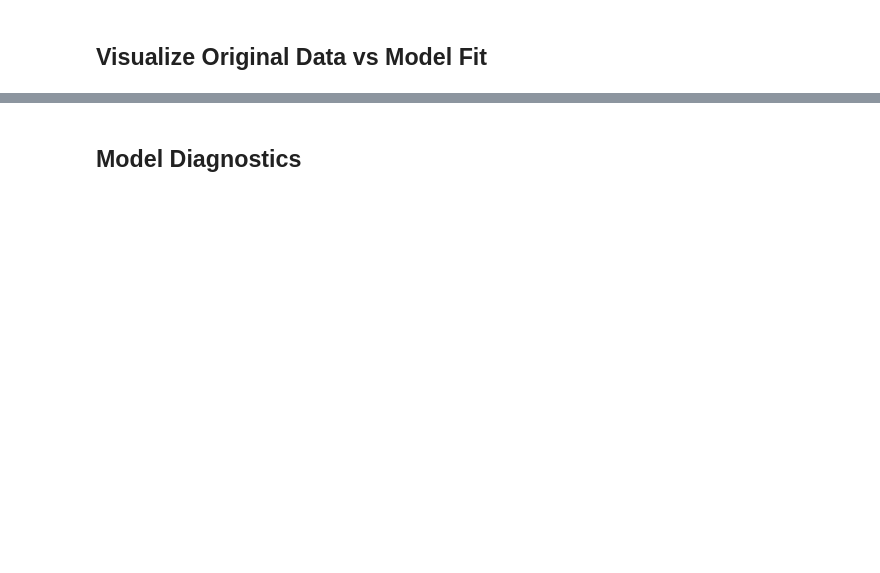
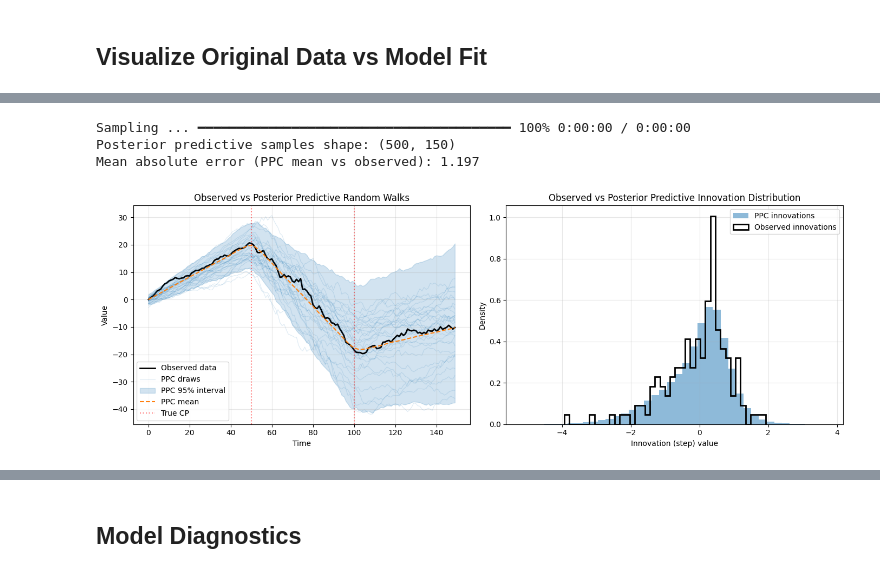
Before and after one commit to abuzarmahmood/pytau, a Jupyter notebook: pytau/how_to/model_notebooks/RandomWalkChangepointMeanVar1D.ipynb, the cells around one changed output, grey strips where cells are left out. Cells and saved outputs as stored; diff of their text form; code cells hidden in the pictures; blank space fills up the shorter version.

```diff
--- a/pytau/how_to/model_notebooks/RandomWalkChangepointMeanVar1D.ipynb
+++ b/pytau/how_to/model_notebooks/RandomWalkChangepointMeanVar1D.ipynb
@@ -100,7 +101,7 @@ Model variables: ['mu', 'sigma', 'a_tau', 'b_tau', 'tau_latent', 'tau', 'obs']
 # %%
 # Fit the model using ADVI
 print("Fitting model with ADVI...")
-n_fit = 6000  # Number of ADVI iterations
+n_fit = 50000  # Number of ADVI iterations
 n_samples = 500  # Number of samples to draw
 
 result = advi_fit(pymc_model, n_fit, n_samples)
@@ -278,0 +284,53 @@ plt.show()
+# %%
+with fitted_model:
+    ppc = pm.sample_posterior_predictive(trace, var_names=["obs"], random_seed=0)
+
+ppc_samples = ppc.posterior_predictive["obs"].values
+ppc_samples = ppc_samples.reshape(-1, ppc_samples.shape[-1])  # (chain * draw, time)
+
+ppc_mean = ppc_samples.mean(axis=0)
+ppc_lower = np.percentile(ppc_samples, 2.5, axis=0)
+ppc_upper = np.percentile(ppc_samples, 97.5, axis=0)
+
+print(f"Posterior predictive samples shape: {ppc_samples.shape}")
+print(f"Mean absolute error (PPC mean vs observed): {np.abs(ppc_mean - test_data).mean():.3f}")
+# %% [output]
+Sampling ... ━━━━━━━━━━━━━━━━━━━━━━━━━━━━━━━━━━━━━━━━ 100% 0:00:00 / 0:00:00
+Posterior predictive samples shape: (500, 150)
+Mean absolute error (PPC mean vs observed): 1.197
+# %%
+fig, axes = plt.subplots(1, 2, figsize=(14, 5))
+
+# 1. Observed data vs posterior predictive random walks
+ax = axes[0]
+ax.plot(test_data, 'k-', linewidth=2, label='Observed data')
+rng = np.random.default_rng(0)
+draw_idx = rng.choice(ppc_samples.shape[0], size=min(30, ppc_samples.shape[0]), replace=False)
+for i, di in enumerate(draw_idx):
+    ax.plot(ppc_samples[di], color='tab:blue', alpha=0.15, linewidth=0.8, label='PPC draws' if i == 0 else None)
+ax.fill_between(np.arange(n_time), ppc_lower, ppc_upper, color='tab:blue', alpha=0.2, label='PPC 95% interval')
+ax.plot(ppc_mean, color='tab:orange', linestyle='--', label='PPC mean')
+for i, tp in enumerate(transition_points):
+    ax.axvline(x=tp, color='red', linestyle=':', alpha=0.5, label='True CP' if i == 0 else None)
+ax.set_title('Observed vs Posterior Predictive Random Walks')
+ax.set_xlabel('Time')
+ax.set_ylabel('Value')
+ax.legend()
+ax.grid(True, alpha=0.3)
+
+# 2. Observed vs posterior predictive innovation distribution
+ax = axes[1]
+observed_innovations = np.diff(test_data)
+ppc_innovations = np.diff(ppc_samples, axis=1).flatten()
+ax.hist(ppc_innovations, bins=40, density=True, alpha=0.5, color='tab:blue', label='PPC innovations')
+ax.hist(observed_innovations, bins=40, density=True, histtype='step', linewidth=2, color='black', label='Observed innovations')
+ax.set_title('Observed vs Posterior Predictive Innovation Distribution')
+ax.set_xlabel('Innovation (step) value')
+ax.set_ylabel('Density')
+ax.legend()
+ax.grid(True, alpha=0.3)
+
+plt.tight_layout()
+plt.show()
+# %% [output]
+[figure, added]
```
Also changed, not shown: parts of 10 cells of this notebook.
